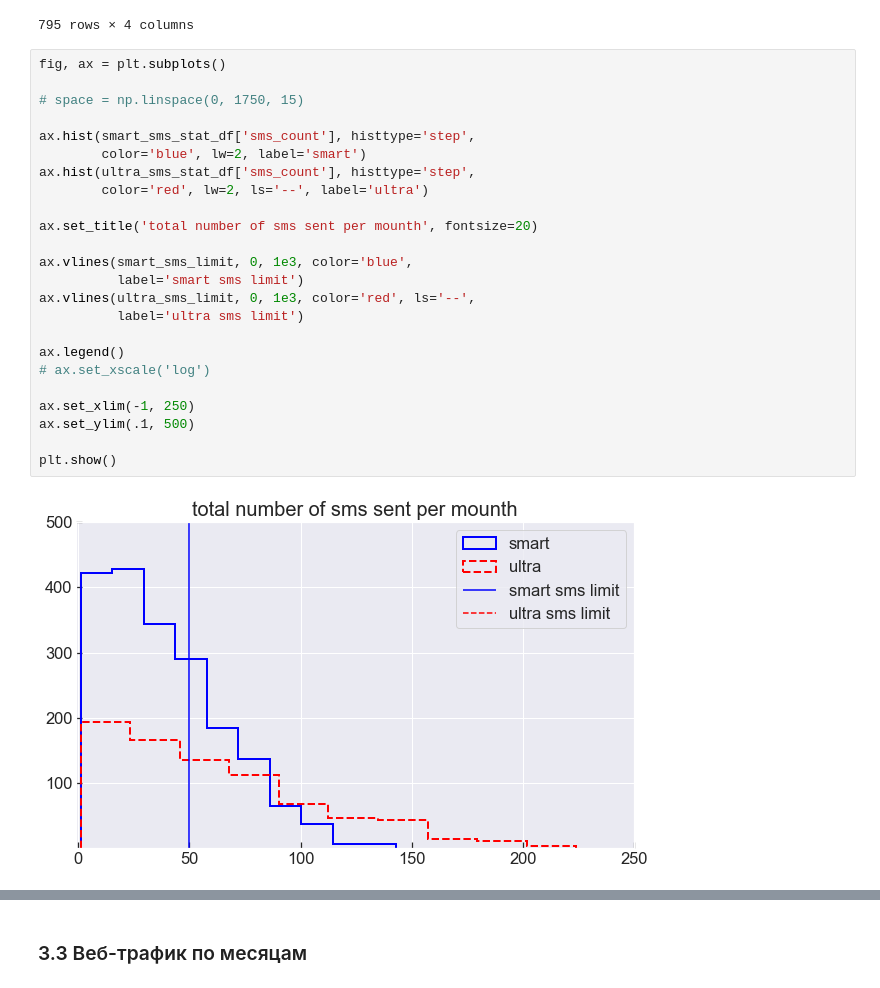
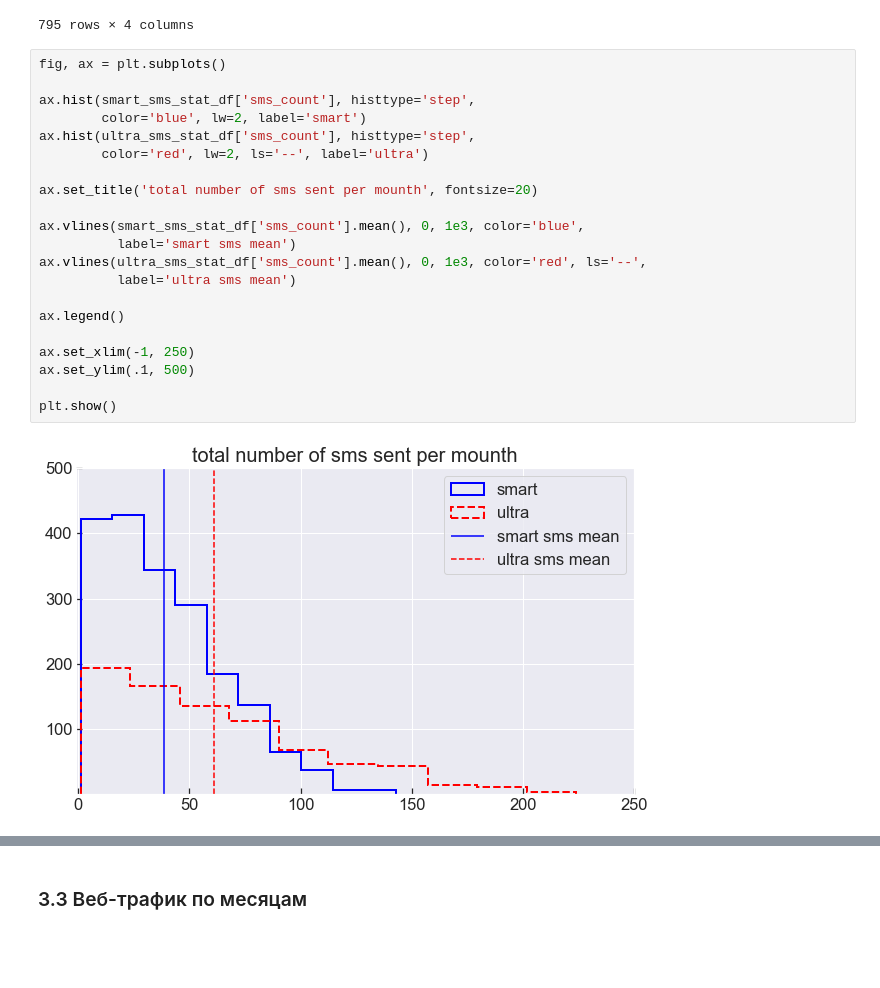
Before and after one commit to mbelveder/praktikum, a Jupyter notebook: 4_megaline/megaline.ipynb, the cells around one changed output, grey strips where cells are left out. Cells and saved outputs as stored; diff of their text form; blank space fills up the shorter version.

```diff
--- a/4_megaline/megaline.ipynb
+++ b/4_megaline/megaline.ipynb
@@ -706,27 +734,24 @@ ultra_sms_stat_df
 795 rows × 4 columns
 # %%
 fig, ax = plt.subplots()
-
-# space = np.linspace(0, 1750, 15)
 
 ax.hist(smart_sms_stat_df['sms_count'], histtype='step',
         color='blue', lw=2, label='smart')
 ax.hist(ultra_sms_stat_df['sms_count'], histtype='step',
         color='red', lw=2, ls='--', label='ultra')
 
 ax.set_title('total number of sms sent per mounth', fontsize=20)
 
-ax.vlines(smart_sms_limit, 0, 1e3, color='blue',
-          label='smart sms limit')
-ax.vlines(ultra_sms_limit, 0, 1e3, color='red', ls='--',
-          label='ultra sms limit')
+ax.vlines(smart_sms_stat_df['sms_count'].mean(), 0, 1e3, color='blue',
+          label='smart sms mean')
+ax.vlines(ultra_sms_stat_df['sms_count'].mean(), 0, 1e3, color='red', ls='--',
+          label='ultra sms mean')
 
 ax.legend()
-# ax.set_xscale('log')
 
 ax.set_xlim(-1, 250)
 ax.set_ylim(.1, 500)
 
 plt.show()
 # %% [output]
-[figure, old version]
+[figure, new version]
```
Also changed, not shown: parts of 25 cells of this notebook.
